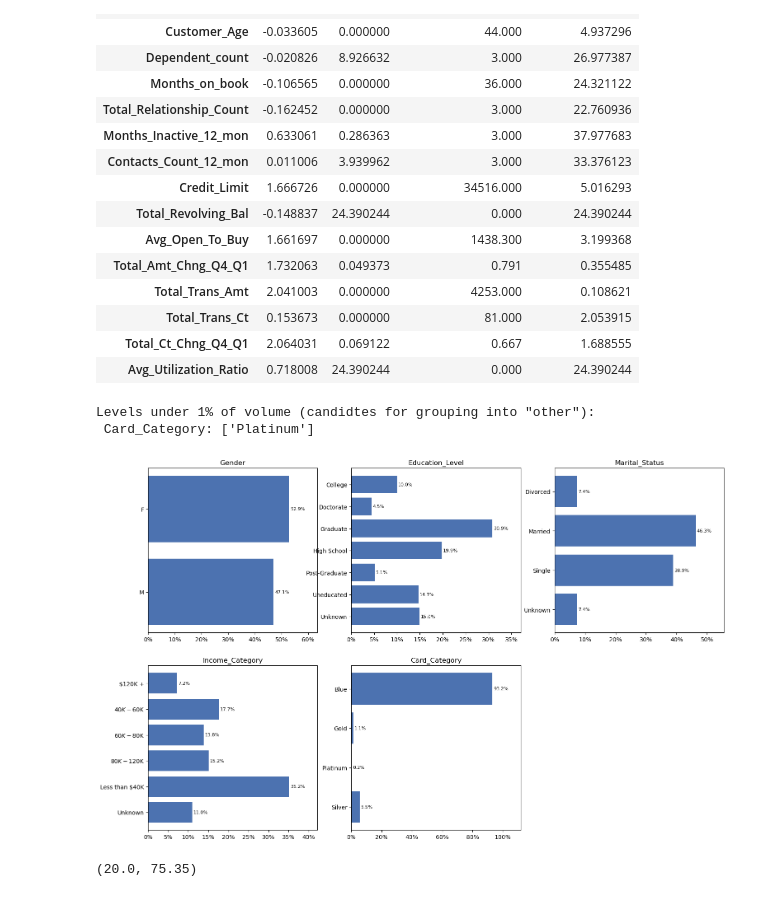
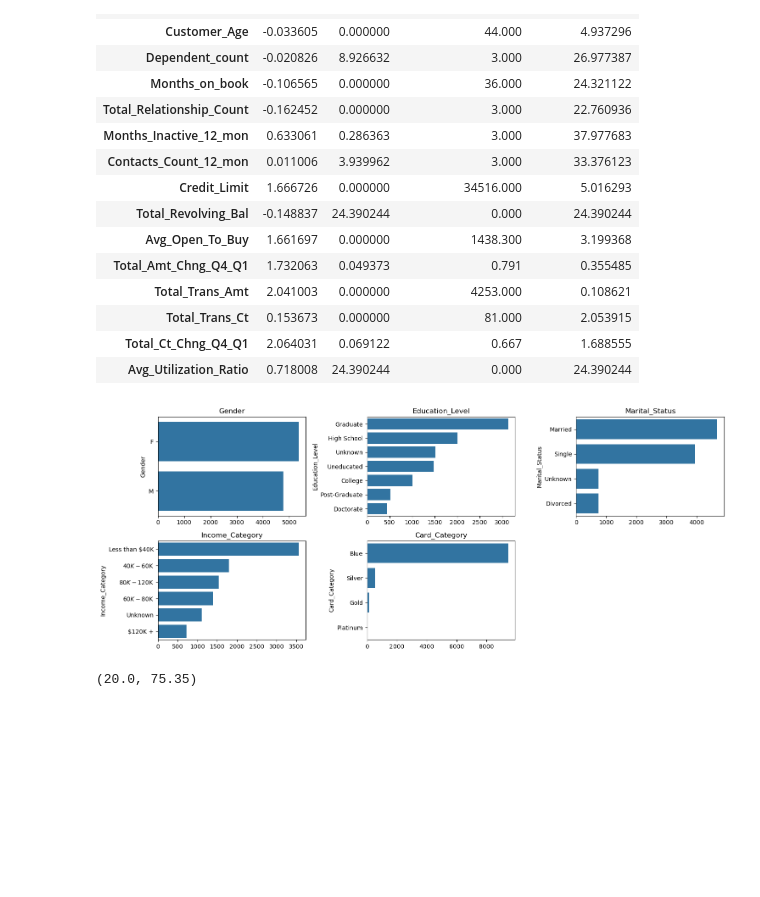
Before and after one commit to kidnextdoor57/Credit-Card-Churn-Prediction, a Jupyter notebook: credit_card_churn.ipynb, the cells around one changed output. Saved outputs shown, nothing was run; the diff lists cells and outputs as text; code cells hidden in the pictures; blank space fills up the shorter version.

```diff
--- a/credit_card_churn.ipynb
+++ b/credit_card_churn.ipynb
@@ -301,34 +301,24 @@ summary
 | Total_Trans_Ct | 0.153673 | 0.000000 | 81.000 | 2.053915 |
 | Total_Ct_Chng_Q4_Q1 | 2.064031 | 0.069122 | 0.667 | 1.688555 |
 | Avg_Utilization_Ratio | 0.718008 | 24.390244 | 0.000 | 24.390244 |
-# %%
-# PLOTING UNIQUE VARRIABLES OF CATEGORICAL FEATURES
-cols = cat_cols
-n_cols = 3
-n_rows = int(np.ceil(len(cols) / n_cols))
-fig, axes = plt.subplots(n_rows, n_cols, figsize = (6* n_cols, 5.7*n_rows))
-axes = np.atleast_1d(axes).ravel()
-for ax, c in zip(axes,cols):
-    vcs = df[c].value_counts(normalize = True)
-    vcs = vcs.sort_index().iloc[:15] if c in cat_cols else vcs.sort_values(ascending  = False)
-    bars = ax.barh(vcs.index.astype(str), vcs.values, color = '#4C72B0')
-    ax.invert_yaxis()
-    ax.bar_label(bars, labels = [f'{v:.1%}' for v in vcs.values], padding = 2, fontsize = 8)
-    ax.set_xlim(0, vcs.max() * 1.2)
-    ax.xaxis.set_major_formatter(mticker.PercentFormatter(1.0, decimals = 0))
-    ax.set_title(c)
-for ax in axes[len(cols):]:
-    ax.axis('off')
-
-
-rare = {c: df[c].value_counts(normalize = True).loc[lambda s:s < 0.01].index.to_list() for c in cat_cols.to_list()}
-print(f'Levels under 1% of volume (candidtes for grouping into "other"): ')
-for c,v in rare.items():
-    if v: print(f' {c}: {v}')
-# %% [output]
-Levels under 1% of volume (candidtes for grouping into "other"):
- Card_Category: ['Platinum']
-[figure, removed]
+# %%
+def make_grid(n, ncols = 4, w = 4.2, h = 3):
+    nrows = -(-n // ncols)
+    fig, axes = plt.subplots(nrows, ncols, figsize = (w*ncols, h*nrows))
+    axes = np.atleast_1d(axes).ravel()
+    for ax in axes[n:]:
+        ax.axis('off')
+    return fig, axes[:n]
+
+
+fig, axes = make_grid(len(cat_cols), ncols = 3, w = 5)
+for ax, c in zip(axes, cat_cols):
+    sns.countplot(y = df[c], order = df[c].value_counts().index, ax = ax)
+    ax.set(xlabel = '', title = c)
+fig.tight_layout()
+plt.show()
+# %% [output]
+[figure, added]
 # %%
 fig, ax = plt.subplots(figsize = (9, 5))
 sns.boxplot(x= df_train.Customer_Age)
```
